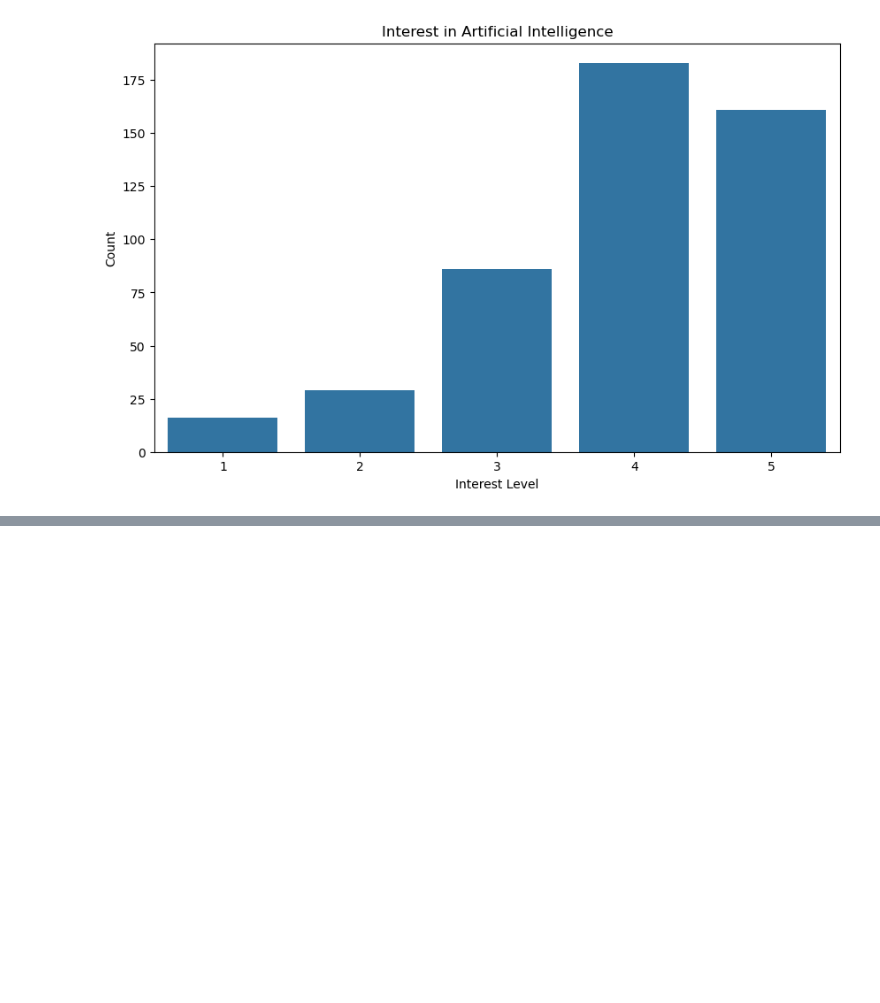
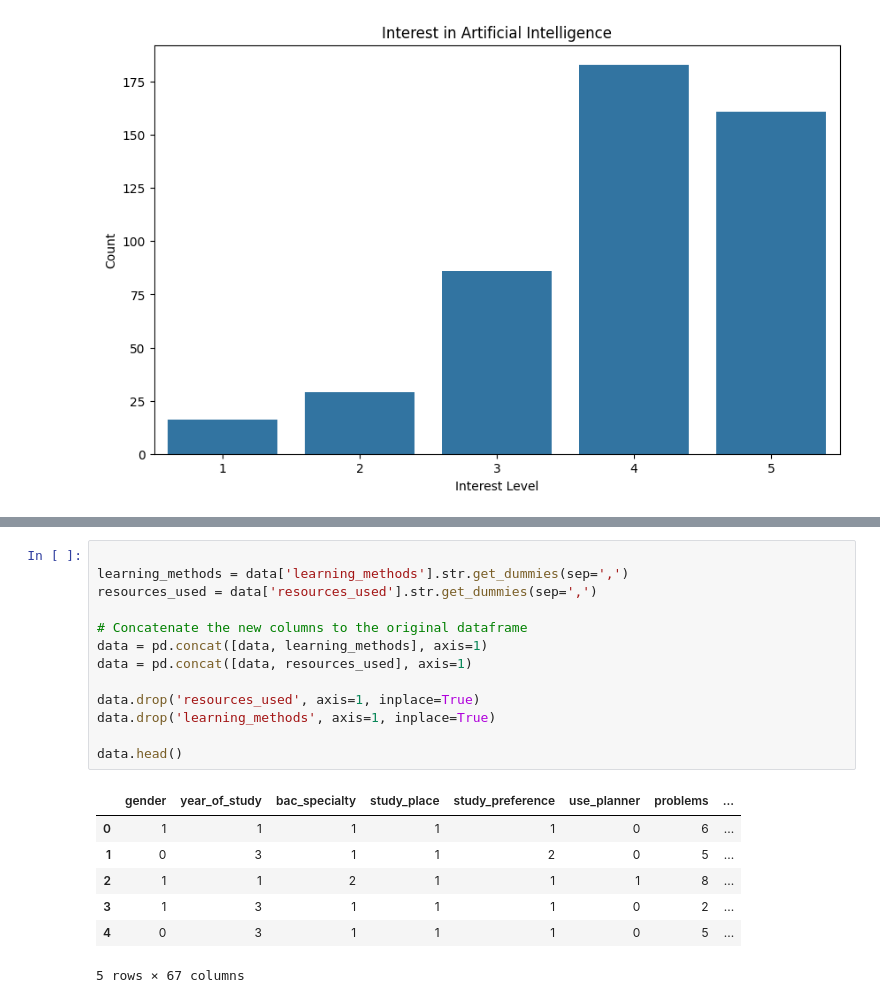
Before and after one commit to mohammed-el-amine-kichah/data-mining-ensia-studient-performance, a Jupyter notebook: real_project.ipynb, the cells around one changed output, grey strips where cells are left out. Saved outputs shown, nothing was run; the diff lists cells and outputs as text; blank space fills up the shorter version.

```diff
--- a/real_project.ipynb
+++ b/real_project.ipynb
@@ -484,0 +520,21 @@ plt.show()
+# %%
+
+learning_methods = data['learning_methods'].str.get_dummies(sep=',')
+resources_used = data['resources_used'].str.get_dummies(sep=',')
+
+# Concatenate the new columns to the original dataframe
+data = pd.concat([data, learning_methods], axis=1)
+data = pd.concat([data, resources_used], axis=1)
+
+data.drop('resources_used', axis=1, inplace=True)
+data.drop('learning_methods', axis=1, inplace=True)
+
+data.head()
+# %% [output]
+|  | gender | year_of_study | bac_specialty | study_place | study_preference | use_planner | problems | ... |
+| 0 | 1 | 1 | 1 | 1 | 1 | 0 | 6 | ... |
+| 1 | 0 | 3 | 1 | 1 | 2 | 0 | 5 | ... |
+| 2 | 1 | 1 | 2 | 1 | 1 | 1 | 8 | ... |
+| 3 | 1 | 3 | 1 | 1 | 1 | 0 | 2 | ... |
+| 4 | 0 | 3 | 1 | 1 | 1 | 0 | 5 | ... |
+5 rows × 67 columns
```
Also changed, not shown: parts of 8 cells of this notebook, 1 other file.
